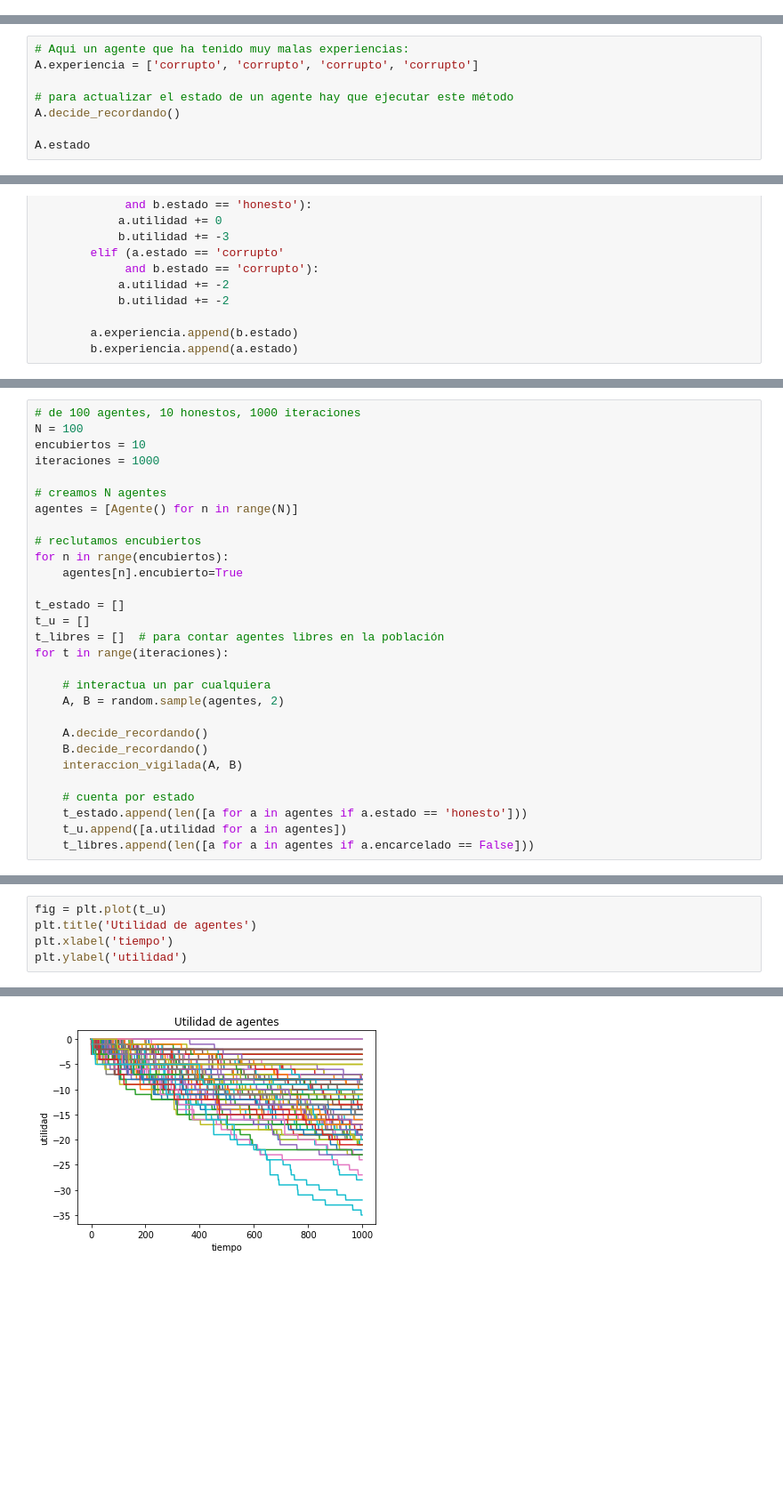
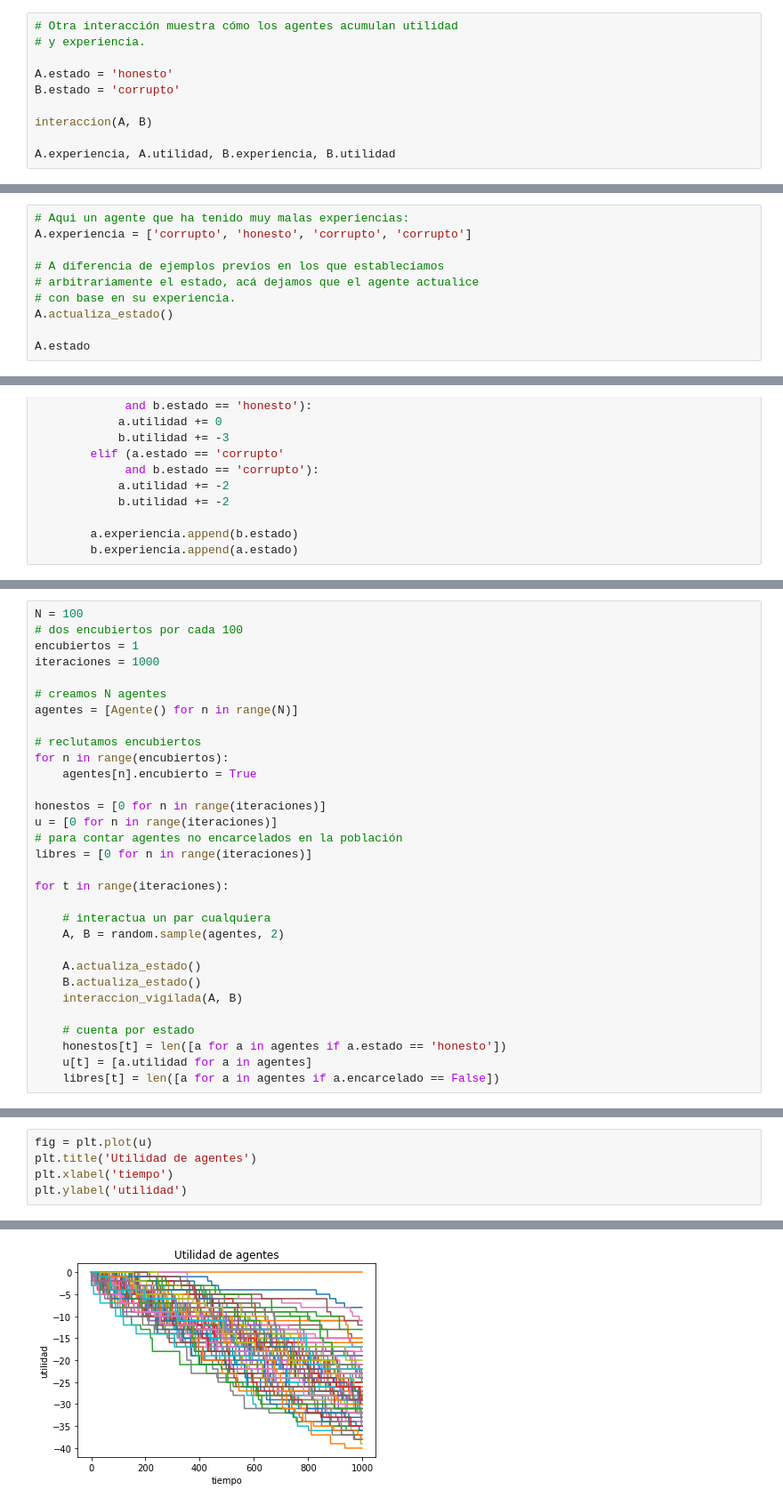
Before and after one commit to rgarcia-herrera/complejidad, a Jupyter notebook: Honestos Encubiertos.ipynb, the cells around one changed output, grey strips where cells are left out. Shown at 89% size. Cells and saved outputs as stored; diff of their text form; blank space fills up the shorter version.

```diff
--- a/Honestos Encubiertos.ipynb
+++ b/Honestos Encubiertos.ipynb
@@ -81,3 +79,13 @@ A.utilidad, B.utilidad
 A.experiencia, B.experiencia
 # %% [output]
 (['honesto'], ['honesto'])
+# %%
+# Otra interacción muestra cómo los agentes acumulan utilidad
+# y experiencia.
+
+A.estado = 'honesto'
+B.estado = 'corrupto'
+
+interaccion(A, B)
+
+A.experiencia, A.utilidad, B.experiencia, B.utilidad
@@ -84,9 +94,11 @@ A.experiencia, B.experiencia
 # %%
 # Aqui un agente que ha tenido muy malas experiencias:
-A.experiencia = ['corrupto', 'corrupto', 'corrupto', 'corrupto']
+A.experiencia = ['corrupto', 'honesto', 'corrupto', 'corrupto']
 
-# para actualizar el estado de un agente hay que ejecutar este método
-A.decide_recordando()
+# A diferencia de ejemplos previos en los que establecíamos
+# arbitrariamente el estado, acá dejamos que el agente actualice
+# con base en su experiencia.
+A.actualiza_estado()
 
 A.estado
 # %% [output]
@@ -205,8 +241,8 @@ def interaccion_vigilada(a, b):
 Para que una población de 100 agentes sea mayormente honesta ¿cuál es la densidad mínima de honestos incorruptibles, si los agentes tienen ejemplo persuasivo de 2 encarcelados?
 # %%
-# de 100 agentes, 10 honestos, 1000 iteraciones
 N = 100
-encubiertos = 10
+# dos encubiertos por cada 100
+encubiertos = 1
 iteraciones = 1000
 
 # creamos N agentes
@@ -214,22 +250,24 @@ agentes = [Agente() for n in range(N)]
 
 # reclutamos encubiertos
 for n in range(encubiertos):
-    agentes[n].encubierto=True
+    agentes[n].encubierto = True
 
-t_estado = []
-t_u = []
-t_libres = []  # para contar agentes libres en la población
+honestos = [0 for n in range(iteraciones)]
+u = [0 for n in range(iteraciones)]
+# para contar agentes no encarcelados en la población
+libres = [0 for n in range(iteraciones)]
+
 for t in range(iteraciones):
 
     # interactua un par cualquiera
     A, B = random.sample(agentes, 2)
 
-    A.decide_recordando()
-    B.decide_recordando()
+    A.actualiza_estado()
+    B.actualiza_estado()
     interaccion_vigilada(A, B)
 
     # cuenta por estado
-    t_estado.append(len([a for a in agentes if a.estado == 'honesto']))
-    t_u.append([a.utilidad for a in agentes])
-    t_libres.append(len([a for a in agentes if a.encarcelado == False]))
+    honestos[t] = len([a for a in agentes if a.estado == 'honesto'])
+    u[t] = [a.utilidad for a in agentes]
+    libres[t] = len([a for a in agentes if a.encarcelado == False])
 # %%
@@ -244,5 +288,5 @@ Text(0,0.5,'honestos y libres')
 # %%
-fig = plt.plot(t_u)
+fig = plt.plot(u)
 plt.title('Utilidad de agentes')
 plt.xlabel('tiempo')
 plt.ylabel('utilidad')
@@ -251 +295 @@ Text(0,0.5,'utilidad')
-[figure, old version]
+[figure, new version]
```
Also changed, not shown: parts of 25 cells of this notebook.
